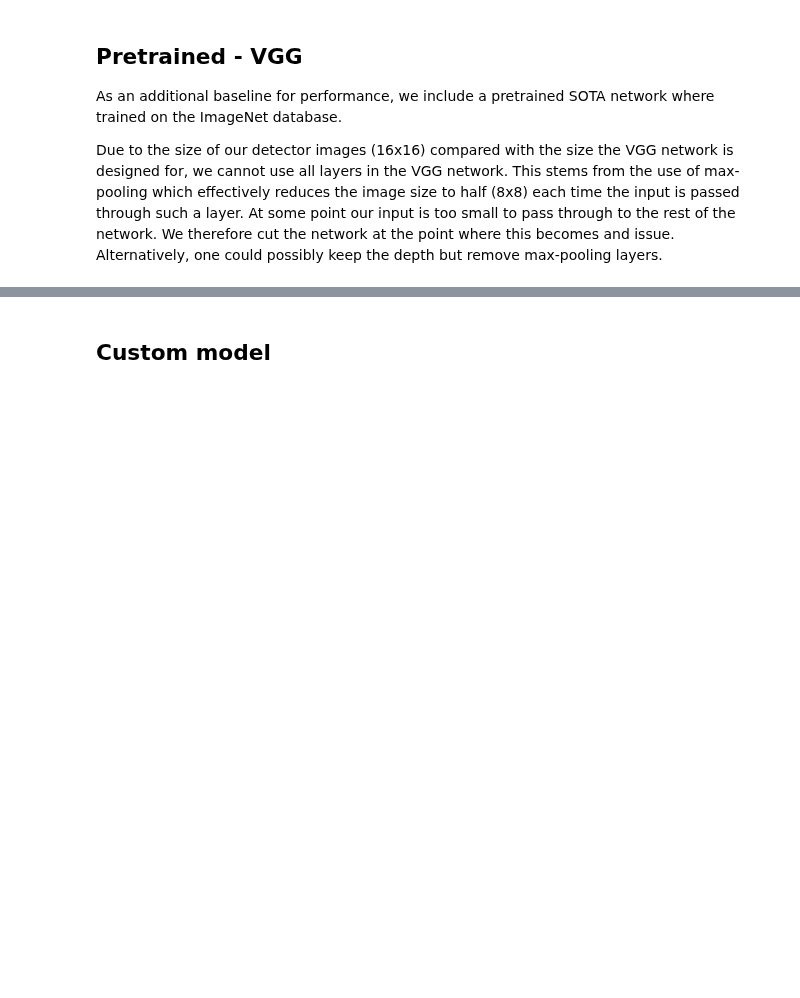
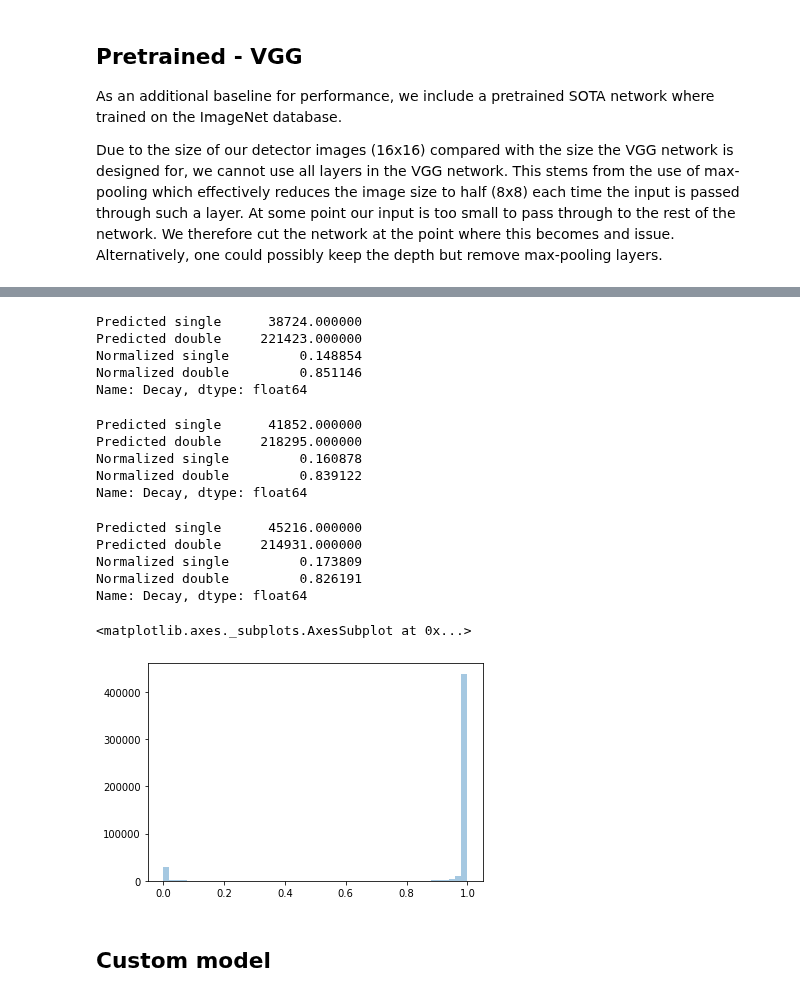
Before and after one commit to geirtul/master_analysis, a Jupyter notebook: notebooks/results/classification_experimental.ipynb, the cells around one changed output, grey strips where cells are left out. Drawn from its saved outputs; the diff is of its cells as text; code cells hidden in the pictures; blank space fills up the shorter version.

```diff
--- a/notebooks/results/classification_experimental.ipynb
+++ b/notebooks/results/classification_experimental.ipynb
@@ -158,3 +162,44 @@ del pretrained_model
+# %%
+# Load pretrained regression experiment
+#pretrained_ex_id = "7be854c063c9"
+pretrained_ex_id = "8c50d4561043" # new fine-tune
+pretrained_ex = load_experiment(pretrained_ex_id)
+
+pretrained_model = tf.keras.models.load_model(repo_root + "models/" + pretrained_ex_id + ".h5", compile=False)
+pretrained_fine_test = classification_metrics(pretrained_model, np.concatenate((images, images, images), axis=-1), events, "pretrained_test", threshold=0.95)
+#del pretrained_model
+# %%
+display(pretrained_fine_test.iloc[1]) # 0.75
+# %% [output]
+Predicted single      38724.000000
+Predicted double     221423.000000
+Normalized single         0.148854
+Normalized double         0.851146
+Name: Decay, dtype: float64
+# %%
+display(pretrained_fine_test.iloc[1]) # 0.9
+# %% [output]
+Predicted single      41852.000000
+Predicted double     218295.000000
+Normalized single         0.160878
+Normalized double         0.839122
+Name: Decay, dtype: float64
+# %%
+display(pretrained_fine_test.iloc[1]) # 0.95
+# %% [output]
+Predicted single      45216.000000
+Predicted double     214931.000000
+Normalized single         0.173809
+Normalized double         0.826191
+Name: Decay, dtype: float64
+# %%
+# what the even are the outputs from the model here
+outputs = pretrained_model.predict(np.concatenate((images, images, images), axis=-1))
+# %%
+sns.distplot(outputs, kde=False)
+# %% [output]
+<matplotlib.axes._subplots.AxesSubplot at 0x...>
+[figure, added]
 # %% [markdown]
 ## Custom model
 # %%
```
Also changed, not shown: parts of 10 cells of this notebook, 3 other files.
